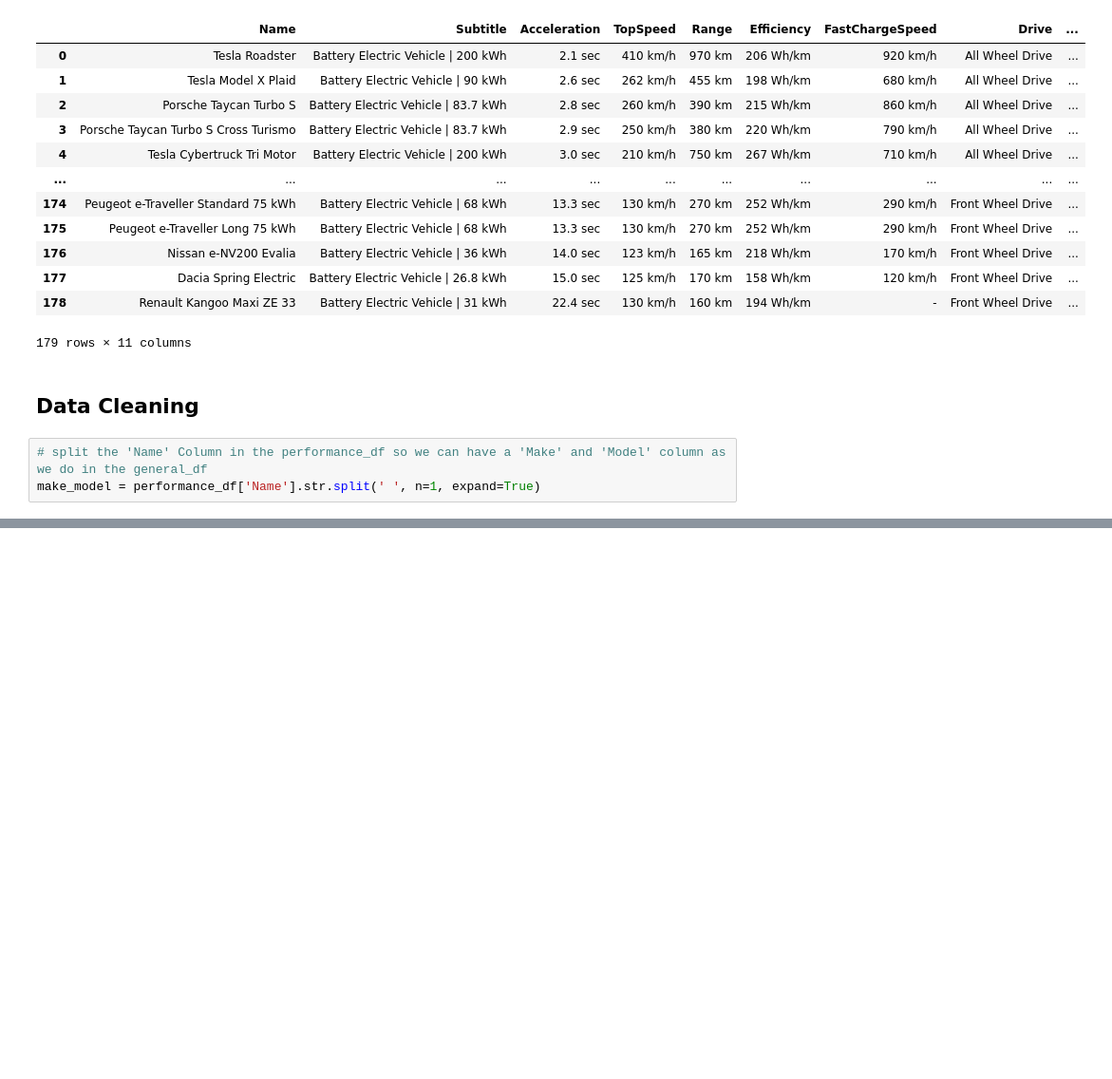
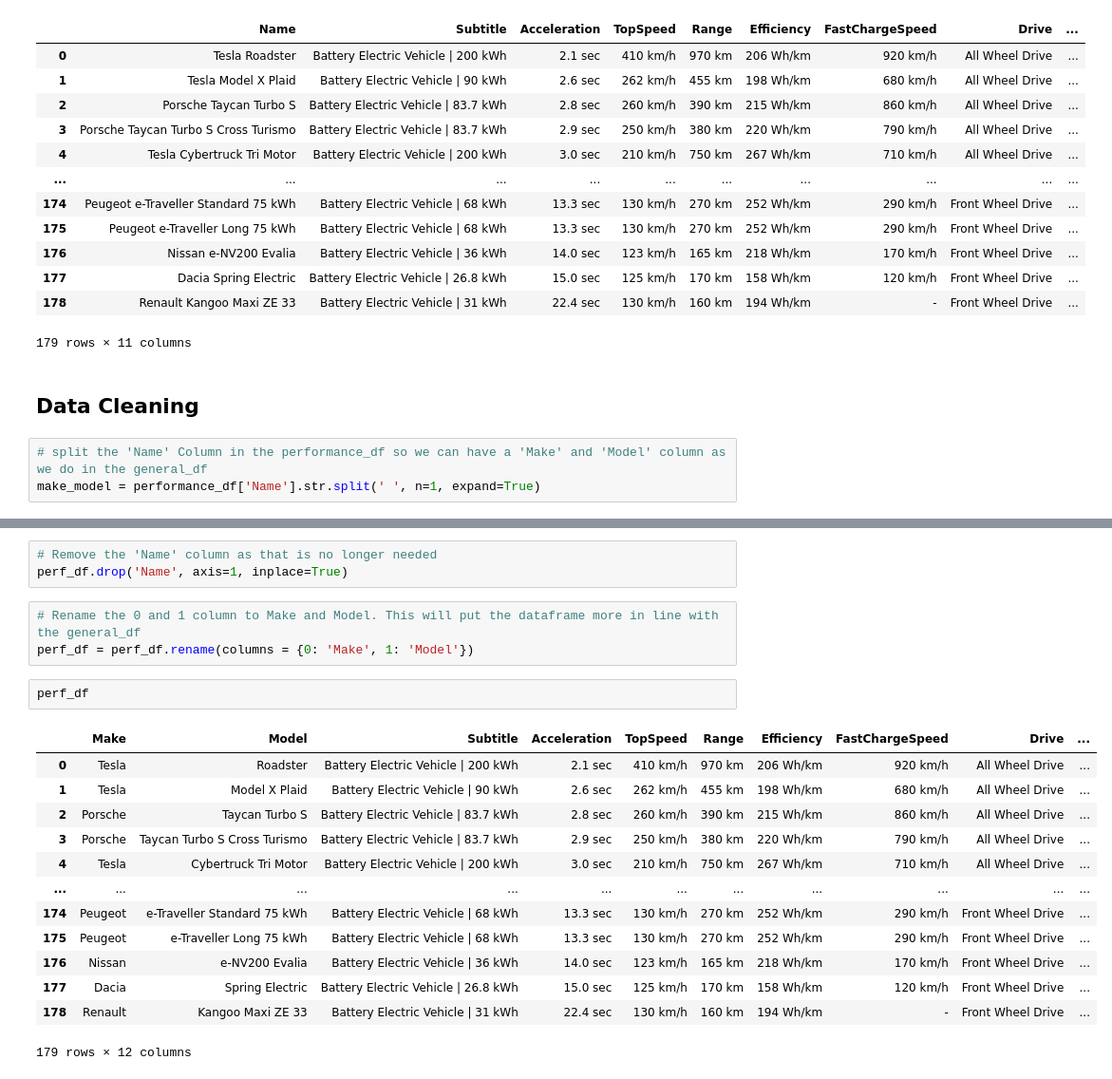
Before and after one commit to SimplyKP22/EV-ETL-Project-2, a Jupyter notebook: EV_ETL_Working.ipynb, the cells around one changed output, grey strips where cells are left out. Shown at 95% size. Saved outputs shown, nothing was run; the diff lists cells and outputs as text; blank space fills up the shorter version.

```diff
--- a/EV_ETL_Working.ipynb
+++ b/EV_ETL_Working.ipynb
@@ -69,0 +91,22 @@ perf_df.drop(columns=['Name'])
+# %%
+# Remove the 'Name' column as that is no longer needed
+perf_df.drop('Name', axis=1, inplace=True)
+# %%
+# Rename the 0 and 1 column to Make and Model. This will put the dataframe more in line with the general_df
+perf_df = perf_df.rename(columns = {0: 'Make', 1: 'Model'})
+# %%
+perf_df
+# %% [output]
+|  | Make | Model | Subtitle | Acceleration | TopSpeed | Range | Efficiency | FastChargeSpeed | Drive | ... |
+| 0 | Tesla | Roadster | Battery Electric Vehicle | 200 kWh | 2.1 sec | 410 km/h | 970 km | 206 Wh/km | 920 km/h | All Wheel Drive | ... |
+| 1 | Tesla | Model X Plaid | Battery Electric Vehicle | 90 kWh | 2.6 sec | 262 km/h | 455 km | 198 Wh/km | 680 km/h | All Wheel Drive | ... |
+| 2 | Porsche | Taycan Turbo S | Battery Electric Vehicle | 83.7 kWh | 2.8 sec | 260 km/h | 390 km | 215 Wh/km | 860 km/h | All Wheel Drive | ... |
+| 3 | Porsche | Taycan Turbo S Cross Turismo | Battery Electric Vehicle | 83.7 kWh | 2.9 sec | 250 km/h | 380 km | 220 Wh/km | 790 km/h | All Wheel Drive | ... |
+| 4 | Tesla | Cybertruck Tri Motor | Battery Electric Vehicle | 200 kWh | 3.0 sec | 210 km/h | 750 km | 267 Wh/km | 710 km/h | All Wheel Drive | ... |
+| ... | ... | ... | ... | ... | ... | ... | ... | ... | ... | ... |
+| 174 | Peugeot | e-Traveller Standard 75 kWh | Battery Electric Vehicle | 68 kWh | 13.3 sec | 130 km/h | 270 km | 252 Wh/km | 290 km/h | Front Wheel Drive | ... |
+| 175 | Peugeot | e-Traveller Long 75 kWh | Battery Electric Vehicle | 68 kWh | 13.3 sec | 130 km/h | 270 km | 252 Wh/km | 290 km/h | Front Wheel Drive | ... |
+| 176 | Nissan | e-NV200 Evalia | Battery Electric Vehicle | 36 kWh | 14.0 sec | 123 km/h | 165 km | 218 Wh/km | 170 km/h | Front Wheel Drive | ... |
+| 177 | Dacia | Spring Electric | Battery Electric Vehicle | 26.8 kWh | 15.0 sec | 125 km/h | 170 km | 158 Wh/km | 120 km/h | Front Wheel Drive | ... |
+| 178 | Renault | Kangoo Maxi ZE 33 | Battery Electric Vehicle | 31 kWh | 22.4 sec | 130 km/h | 160 km | 194 Wh/km | - | Front Wheel Drive | ... |
+179 rows × 12 columns
```
Also changed, not shown: parts of 17 cells of this notebook, 3 other files.
